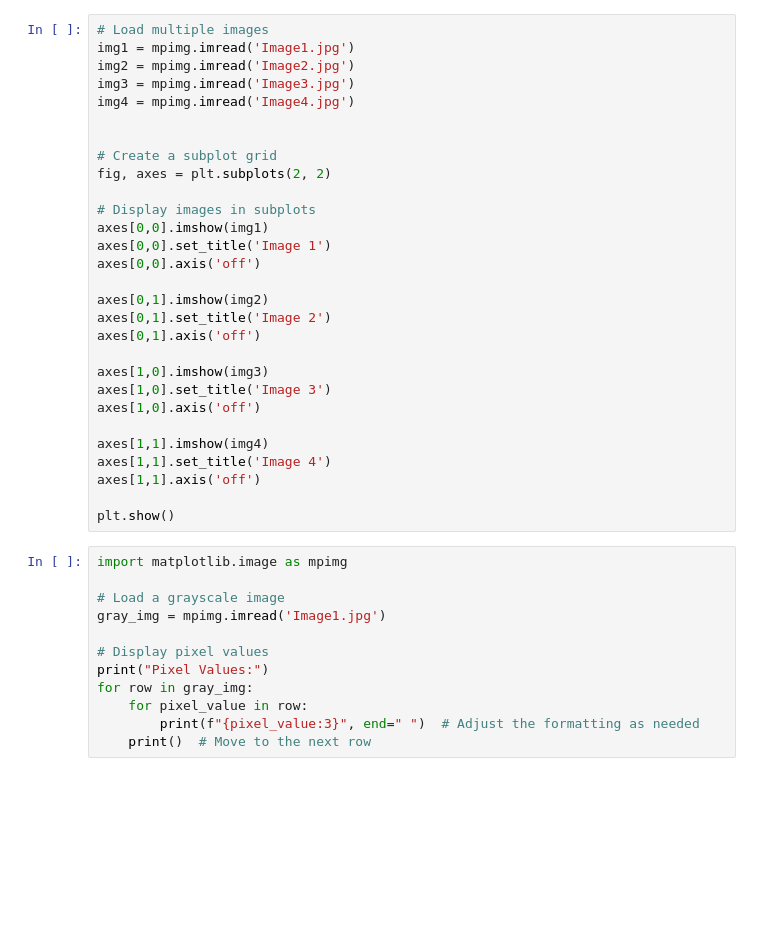
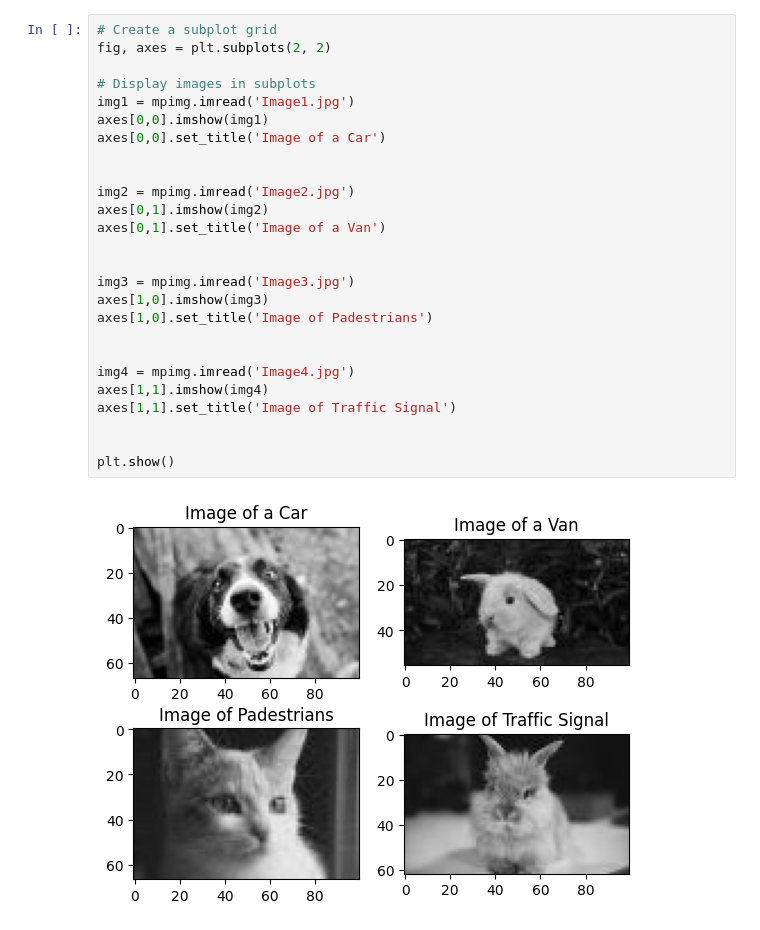
Before and after one commit to asciicorp/ai-club-notebook, a Jupyter notebook: content/week-3/images-with-matplotlib.ipynb, the cells around one changed output. Drawn from its saved outputs; the diff is of its cells as text; blank space fills up the shorter version.

```diff
--- a/content/week-3/images-with-matplotlib.ipynb
+++ b/content/week-3/images-with-matplotlib.ipynb
@@ -22,41 +36,28 @@ plt.show()
 # %%
-# Load multiple images
-img1 = mpimg.imread('Image1.jpg')
-img2 = mpimg.imread('Image2.jpg')
-img3 = mpimg.imread('Image3.jpg')
-img4 = mpimg.imread('Image4.jpg')
-
-
 # Create a subplot grid
 fig, axes = plt.subplots(2, 2)
 
 # Display images in subplots
+img1 = mpimg.imread('Image1.jpg')
 axes[0,0].imshow(img1)
-axes[0,0].set_title('Image 1')
-axes[0,0].axis('off')
+axes[0,0].set_title('Image of a Car')
 
+
+img2 = mpimg.imread('Image2.jpg')
 axes[0,1].imshow(img2)
-axes[0,1].set_title('Image 2')
-axes[0,1].axis('off')
+axes[0,1].set_title('Image of a Van')
 
+
+img3 = mpimg.imread('Image3.jpg')
 axes[1,0].imshow(img3)
-axes[1,0].set_title('Image 3')
-axes[1,0].axis('off')
+axes[1,0].set_title('Image of Padestrians')
 
+
+img4 = mpimg.imread('Image4.jpg')
 axes[1,1].imshow(img4)
-axes[1,1].set_title('Image 4')
-axes[1,1].axis('off')
+axes[1,1].set_title('Image of Traffic Signal')
+
 
 plt.show()
+# %% [output]
+[figure, added]
-# %%
-import matplotlib.image as mpimg
-
-# Load a grayscale image
-gray_img = mpimg.imread('Image1.jpg')
-
-# Display pixel values
-print("Pixel Values:")
-for row in gray_img:
-    for pixel_value in row:
-        print(f"{pixel_value:3}", end=" ")  # Adjust the formatting as needed
-    print()  # Move to the next row
```
Also changed, not shown: parts of 10 cells of this notebook, 4 other files.
